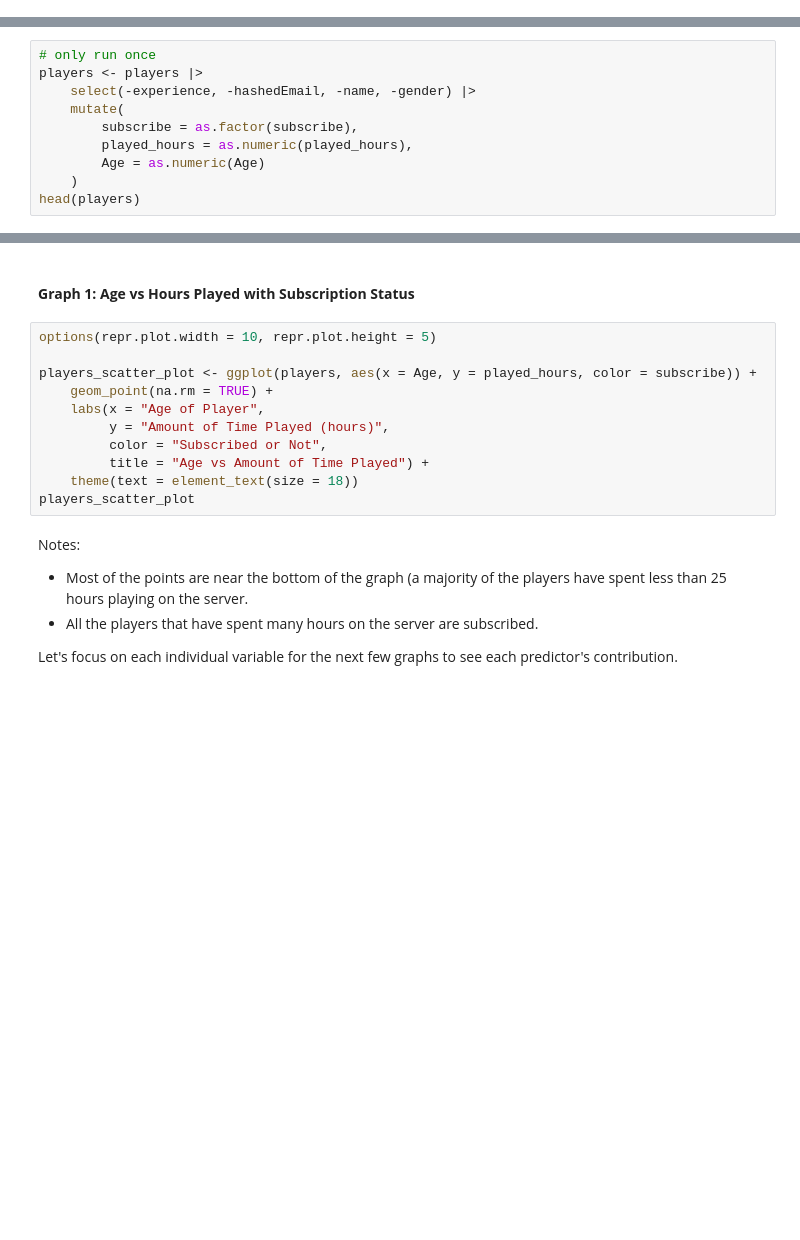
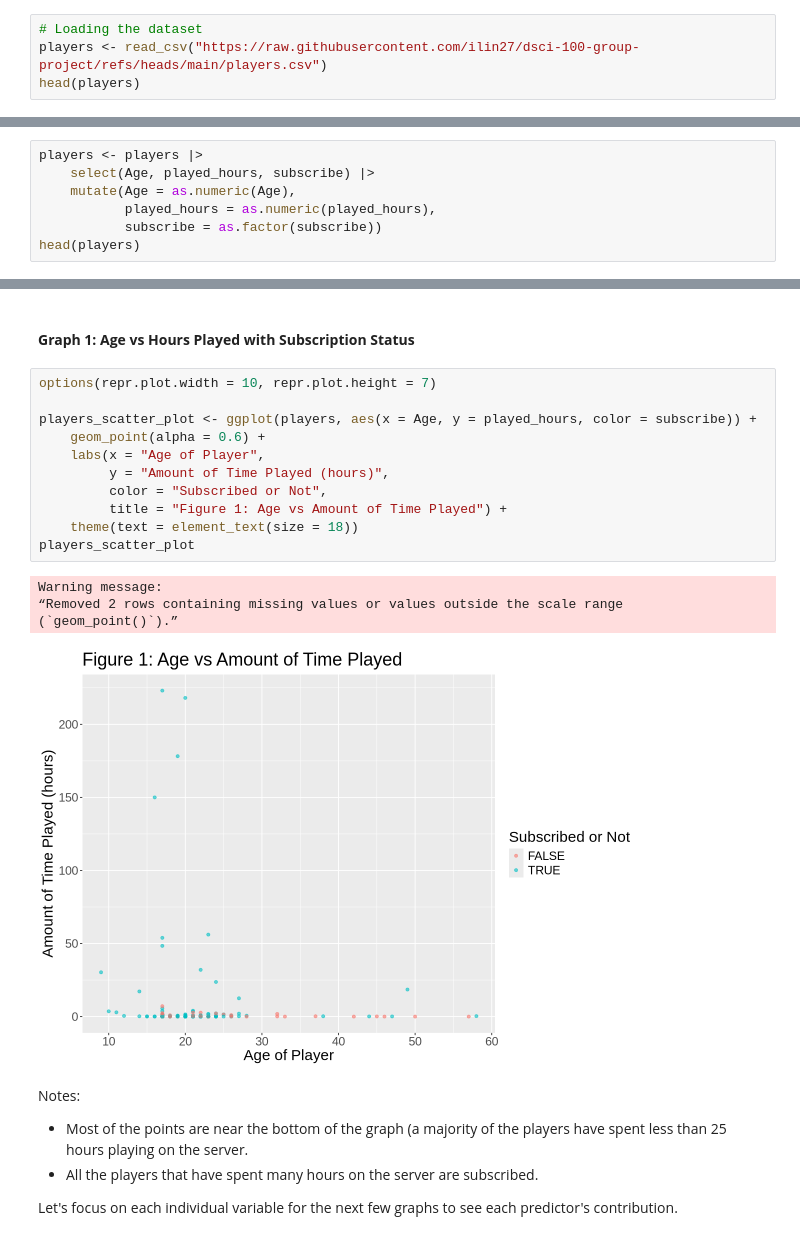
Before and after one commit to ilin27/dsci-100-group-project, a Jupyter notebook: final_project_report_group_7.ipynb, the cells around one changed output, grey strips where cells are left out. Saved outputs shown, nothing was run; the diff lists cells and outputs as text; blank space fills up the shorter version.

Commit message:
Graph code fixed to ggplot format

```diff
--- a/final_project_report_group_7.ipynb
+++ b/final_project_report_group_7.ipynb
@@ -80,0 +55,4 @@ A spec_tbl_df: 1 × 1
+# %%
+# Loading the dataset
+players <- read_csv("https://raw.githubusercontent.com/ilin27/dsci-100-group-project/refs/heads/main/players.csv")
+head(players)
@@ -82,13 +79,10 @@ A spec_tbl_df: 1 × 1
 Wrangling and cleaning the data
 -
 # %%
-# only run once
 players <- players |>
-    select(-experience, -hashedEmail, -name, -gender) |>
-    mutate(
-        subscribe = as.factor(subscribe),
-        played_hours = as.numeric(played_hours),
-        Age = as.numeric(Age)
-    )
+    select(Age, played_hours, subscribe) |>
+    mutate(Age = as.numeric(Age),
+           played_hours = as.numeric(played_hours),
+           subscribe = as.factor(subscribe))
 head(players)
 # %% [output]
@@ -139,16 +145,21 @@ Exploratory Data Visualizations
 # %% [markdown]
 #### **Graph 1: Age vs Hours Played with Subscription Status**
 # %%
-options(repr.plot.width = 10, repr.plot.height = 5)
+options(repr.plot.width = 10, repr.plot.height = 7)
 
 players_scatter_plot <- ggplot(players, aes(x = Age, y = played_hours, color = subscribe)) +
-    geom_point(na.rm = TRUE) +
+    geom_point(alpha = 0.6) +
     labs(x = "Age of Player",
          y = "Amount of Time Played (hours)",
          color = "Subscribed or Not",
-         title = "Age vs Amount of Time Played") +
+         title = "Figure 1: Age vs Amount of Time Played") +
     theme(text = element_text(size = 18))
 players_scatter_plot
+# %% [output]
+Warning message:
+“Removed 2 rows containing missing values or values outside the scale range
+(`geom_point()`).”
+[figure, added]
 # %% [markdown]
 Notes:
 
```
Also changed, not shown: parts of 29 cells of this notebook.
